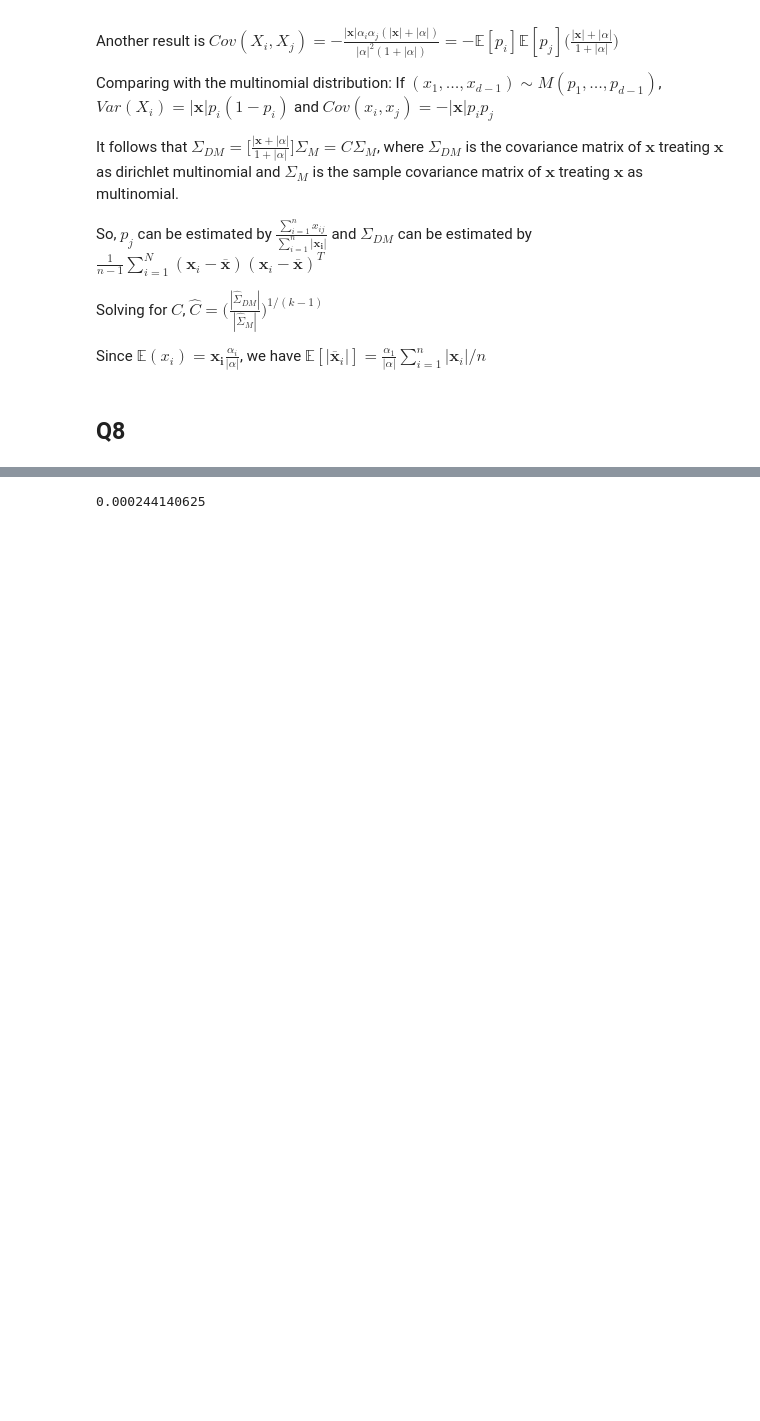
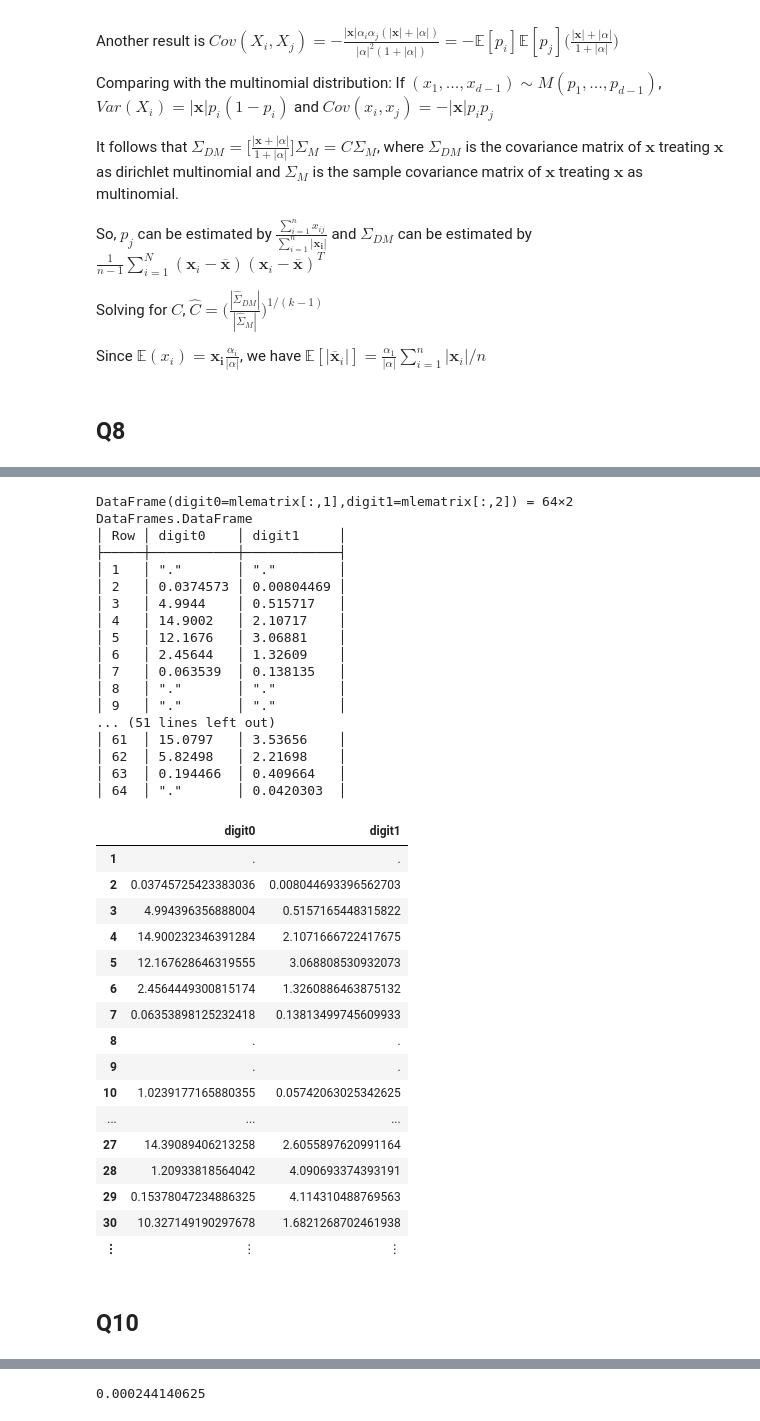
Before and after one commit to jshamsho/biostat-m280-JohnShamshoian, a Jupyter notebook: HW4/HW4.ipynb, the cells around one changed output, grey strips where cells are left out. Saved outputs shown, nothing was run; the diff lists cells and outputs as text; code cells hidden in the pictures; blank space fills up the shorter version.

```diff
--- a/HW4/HW4.ipynb
+++ b/HW4/HW4.ipynb
@@ -326,0 +411,17 @@ m
+# %%
+mlematrix = Matrix(64,10)
+for digit in 0:9
+    iter = 1
+    digitsets = training[digits .== digit, :]
+    X = digitsets[:, findnz(sum(digitsets,1))[2]]
+    currentmle = dirmult_newton(X, α0 = ones(m))[2]
+    for i in 1:64
+        if in(i, findnz(sum(digitsets, 1))[2])
+            mlematrix[i, digit + 1] = currentmle[iter]
+            iter += 1
+        else
+            mlematrix[i, digit + 1] = "."
+        end
+
+    end
+end
@@ -326,0 +448,37 @@ m
+# %%
+@show DataFrame(digit0 = mlematrix[:, 1], digit1 = mlematrix[:, 2])
+# %% [output]
+DataFrame(digit0=mlematrix[:,1],digit1=mlematrix[:,2]) = 64×2 DataFrames.DataFrame
+│ Row │ digit0    │ digit1     │
+├─────┼───────────┼────────────┤
+│ 1   │ "."       │ "."        │
+│ 2   │ 0.0374573 │ 0.00804469 │
+│ 3   │ 4.9944    │ 0.515717   │
+│ 4   │ 14.9002   │ 2.10717    │
+│ 5   │ 12.1676   │ 3.06881    │
+│ 6   │ 2.45644   │ 1.32609    │
+│ 7   │ 0.063539  │ 0.138135   │
+│ 8   │ "."       │ "."        │
+│ 9   │ "."       │ "."        │
+... (51 lines left out)
+│ 61  │ 15.0797   │ 3.53656    │
+│ 62  │ 5.82498   │ 2.21698    │
+│ 63  │ 0.194466  │ 0.409664   │
+│ 64  │ "."       │ 0.0420303  │
+|  | digit0 | digit1 |
+| 1 | . | . |
+| 2 | 0.03745725423383036 | 0.008044693396562703 |
+| 3 | 4.994396356888004 | 0.5157165448315822 |
+| 4 | 14.900232346391284 | 2.1071666722417675 |
+| 5 | 12.167628646319555 | 3.068808530932073 |
+| 6 | 2.4564449300815174 | 1.3260886463875132 |
+| 7 | 0.06353898125232418 | 0.13813499745609933 |
+| 8 | . | . |
+| 9 | . | . |
+| 10 | 1.0239177165880355 | 0.05742063025342625 |
+| ... | ... | ... |
+| 27 | 14.39089406213258 | 2.6055897620991164 |
+| 28 | 1.20933818564042 | 4.090693374393191 |
+| 29 | 0.15378047234886325 | 4.114310488769563 |
+| 30 | 10.327149190297678 | 1.6821268702461938 |
+| ⋮ | ⋮ | ⋮ |
@@ -326,0 +487,2 @@ m
+# %% [markdown]
+## Q10
```
Also changed, not shown: parts of 28 cells of this notebook.
